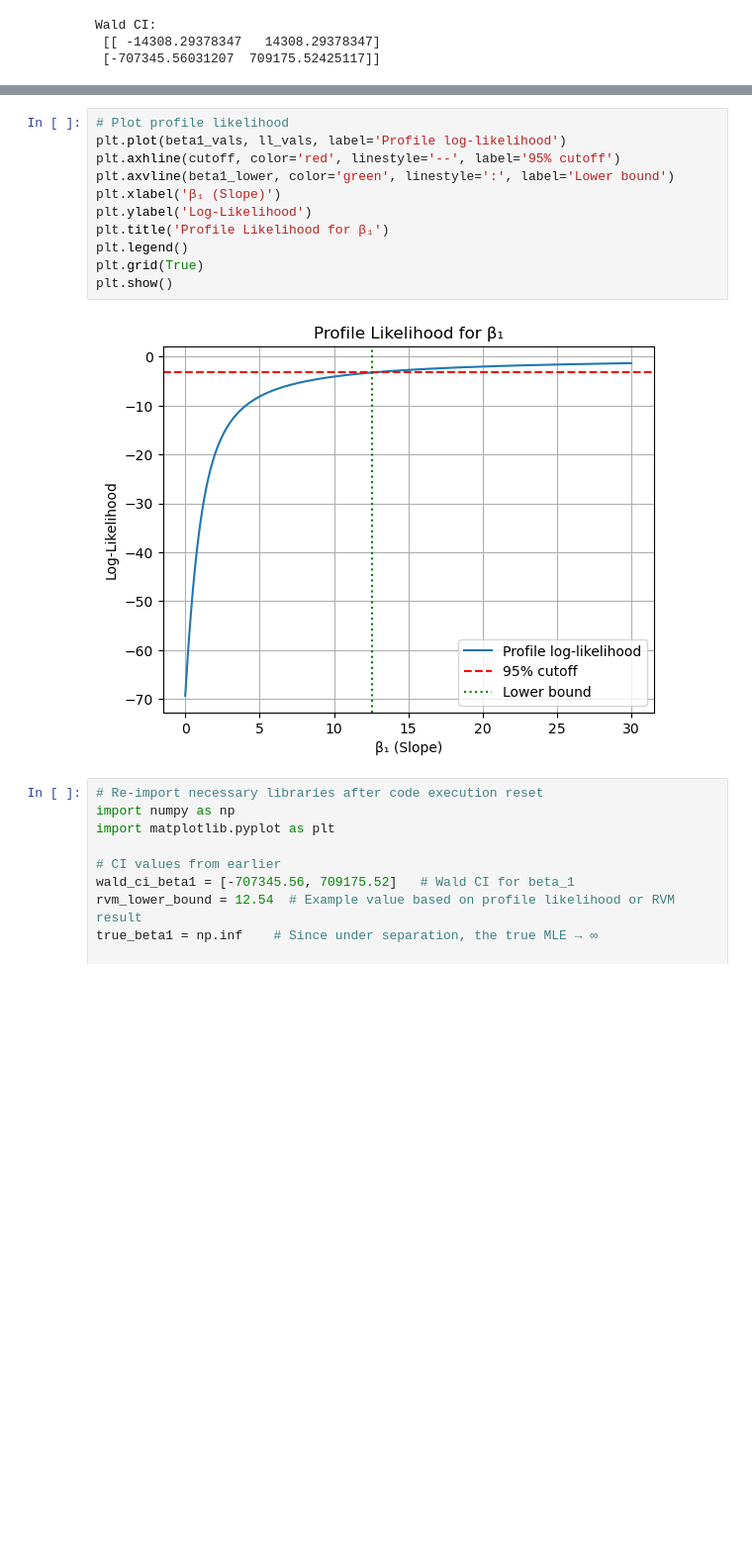
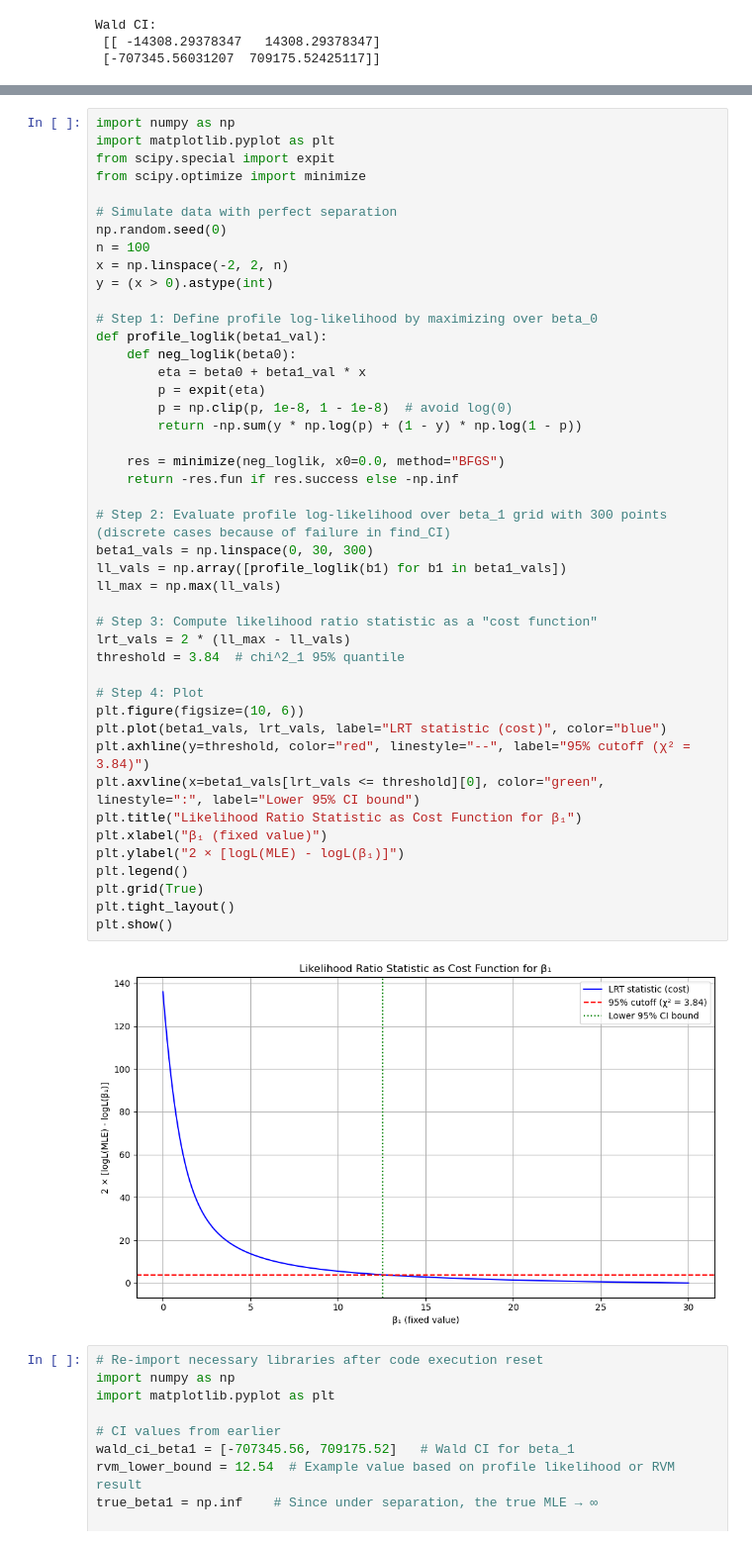
Before and after one commit to DennisChow0403/seperation, a Jupyter notebook: test.ipynb, the cells around one changed output, grey strips where cells are left out. Shown: that part at 99% size. Drawn from its saved outputs; the diff is of its cells as text; blank space fills up the shorter version.

```diff
--- a/test.ipynb
+++ b/test.ipynb
@@ -156,16 +83,49 @@ Profile likelihood 95% lower bound for β₁: 12.54
 # %%
-# Plot profile likelihood
-plt.plot(beta1_vals, ll_vals, label='Profile log-likelihood')
-plt.axhline(cutoff, color='red', linestyle='--', label='95% cutoff')
-plt.axvline(beta1_lower, color='green', linestyle=':', label='Lower bound')
-plt.xlabel('β₁ (Slope)')
-plt.ylabel('Log-Likelihood')
-plt.title('Profile Likelihood for β₁')
+import numpy as np
+import matplotlib.pyplot as plt
+from scipy.special import expit
+from scipy.optimize import minimize
+
+# Simulate data with perfect separation
+np.random.seed(0)
+n = 100
+x = np.linspace(-2, 2, n)
+y = (x > 0).astype(int)
+
+# Step 1: Define profile log-likelihood by maximizing over beta_0
+def profile_loglik(beta1_val):
+    def neg_loglik(beta0):
+        eta = beta0 + beta1_val * x
+        p = expit(eta)
+        p = np.clip(p, 1e-8, 1 - 1e-8)  # avoid log(0)
+        return -np.sum(y * np.log(p) + (1 - y) * np.log(1 - p))
+
+    res = minimize(neg_loglik, x0=0.0, method="BFGS")
+    return -res.fun if res.success else -np.inf
+
+# Step 2: Evaluate profile log-likelihood over beta_1 grid with 300 points (discrete cases because of failure in find_CI)
+beta1_vals = np.linspace(0, 30, 300)
+ll_vals = np.array([profile_loglik(b1) for b1 in beta1_vals])
+ll_max = np.max(ll_vals)
+
+# Step 3: Compute likelihood ratio statistic as a "cost function"
+lrt_vals = 2 * (ll_max - ll_vals)
+threshold = 3.84  # chi^2_1 95% quantile
+
+# Step 4: Plot
+plt.figure(figsize=(10, 6))
+plt.plot(beta1_vals, lrt_vals, label="LRT statistic (cost)", color="blue")
+plt.axhline(y=threshold, color="red", linestyle="--", label="95% cutoff (χ² = 3.84)")
+plt.axvline(x=beta1_vals[lrt_vals <= threshold][0], color="green", linestyle=":", label="Lower 95% CI bound")
+plt.title("Likelihood Ratio Statistic as Cost Function for β₁")
+plt.xlabel("β₁ (fixed value)")
+plt.ylabel("2 × [logL(MLE) - logL(β₁)]")
 plt.legend()
 plt.grid(True)
+plt.tight_layout()
 plt.show()
 # %% [output]
-[figure, old version]
+[figure, new version]
 # %%
 # Re-import necessary libraries after code execution reset
 import numpy as np
```
Also changed, not shown: parts of 11 cells of this notebook, 1 other file.
